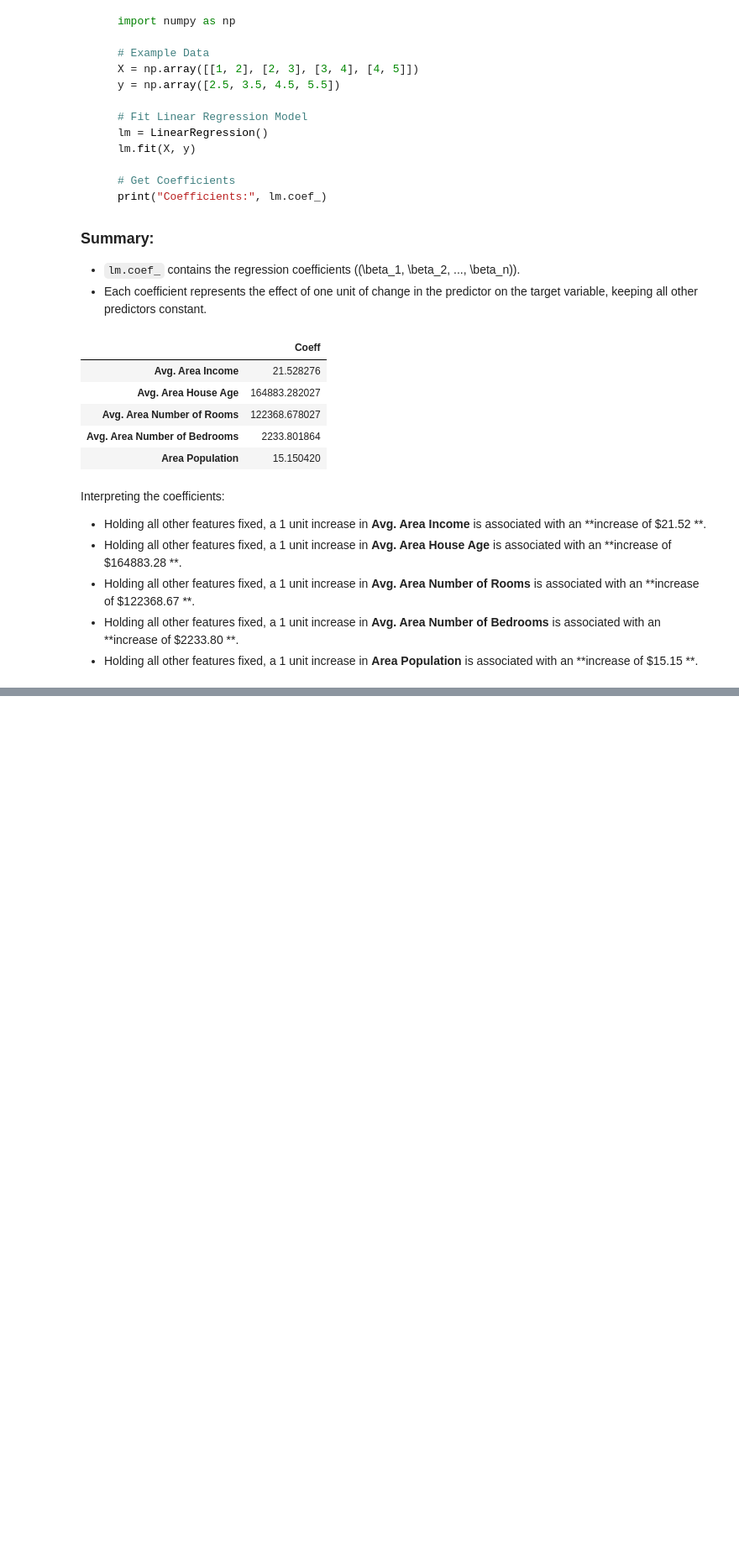
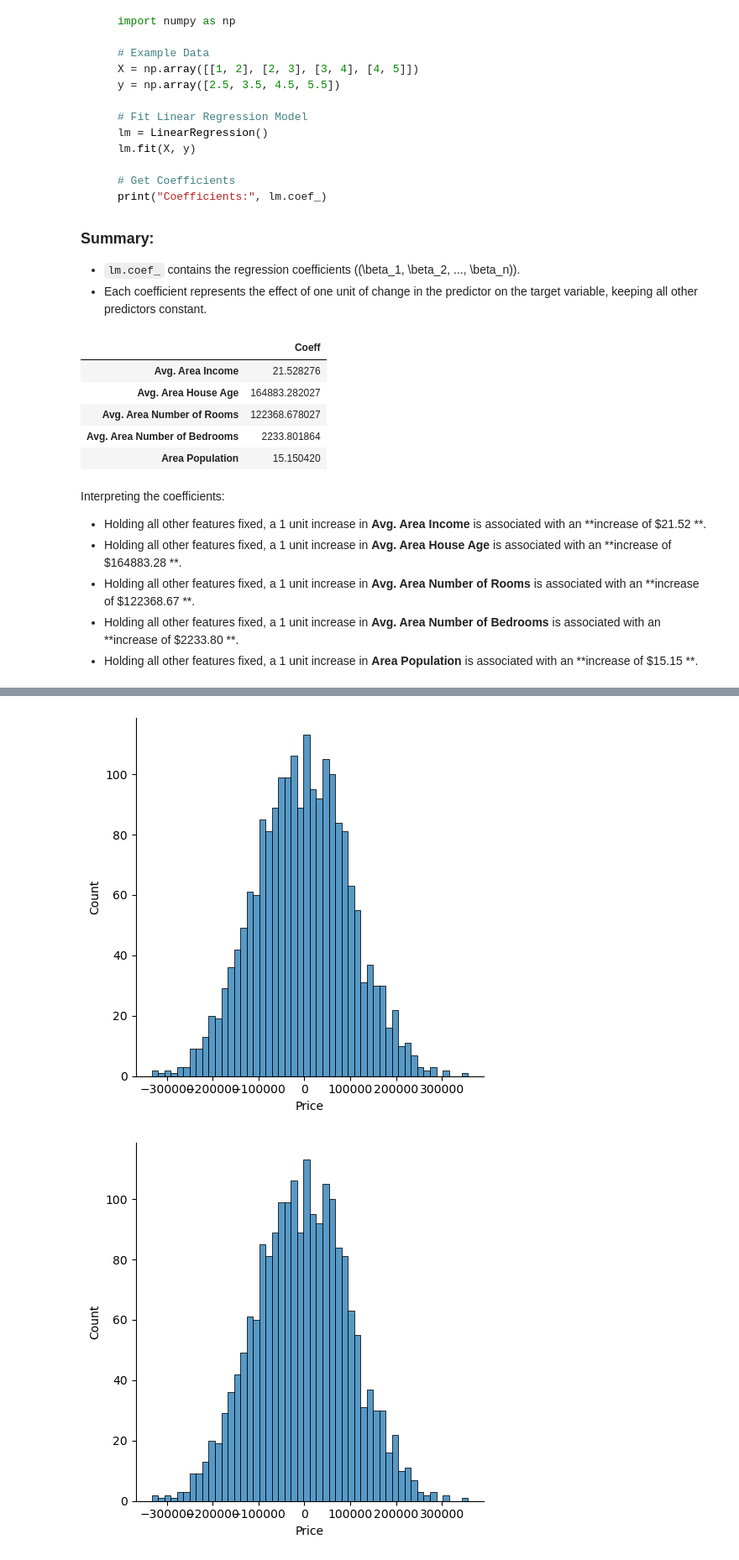
Before and after one commit to himanshudube97/ML-Learnings, a Jupyter notebook: Machine_Learning/Linear_Regresssion/1_Liner_reg.ipynb, the cells around one changed output, grey strips where cells are left out. Shown: that part at 84% size. Cells and saved outputs as stored; diff of their text form; code cells hidden in the pictures; blank space fills up the shorter version.

```diff
--- a/Machine_Learning/Linear_Regresssion/1_Liner_reg.ipynb
+++ b/Machine_Learning/Linear_Regresssion/1_Liner_reg.ipynb
@@ -255,0 +270,7 @@ Interpreting the coefficients:
+# %%
+## residuals
+sns.displot((y_test-predictions),bins=50)
+plt.show()
+# %% [output]
+[figure, added]
+[figure, added]
```
Also changed, not shown: parts of 6 cells of this notebook.
